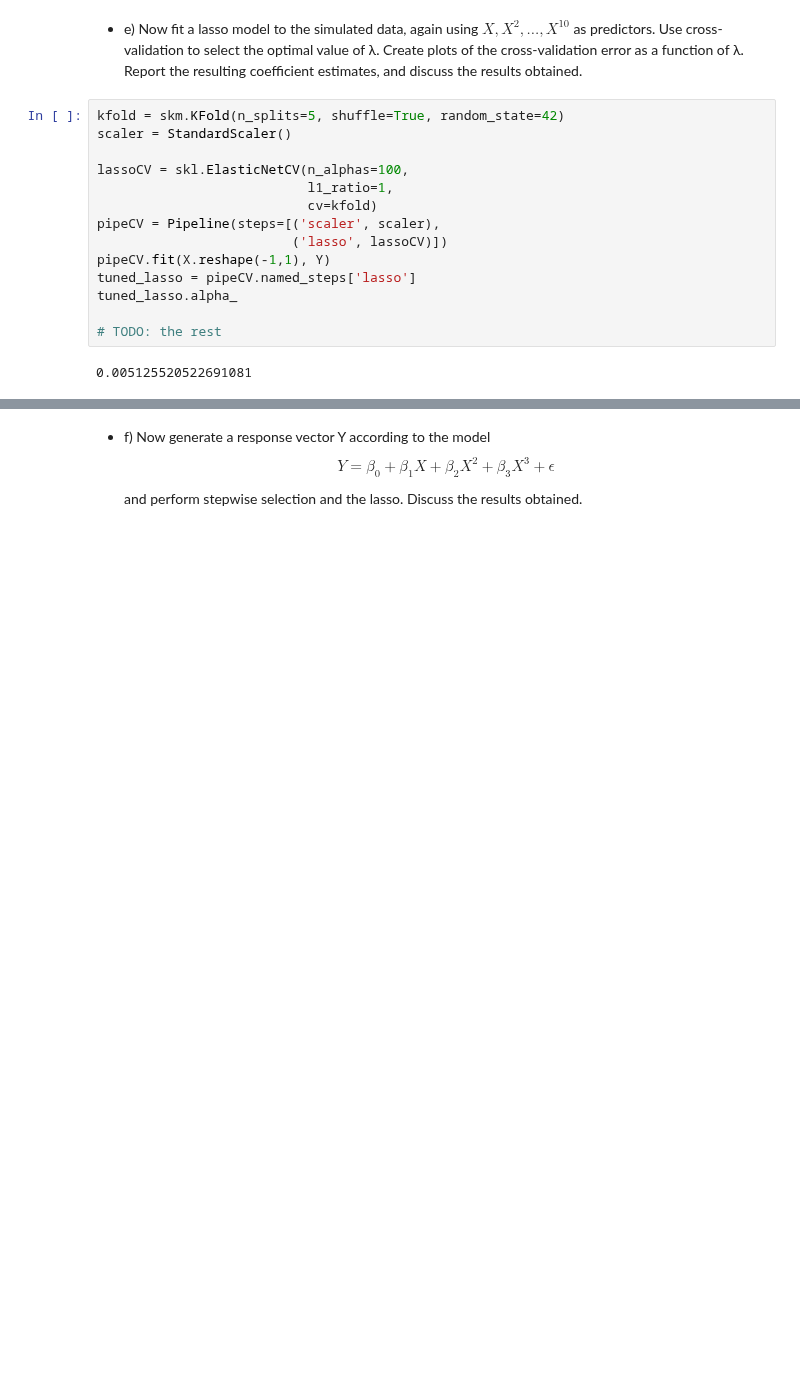
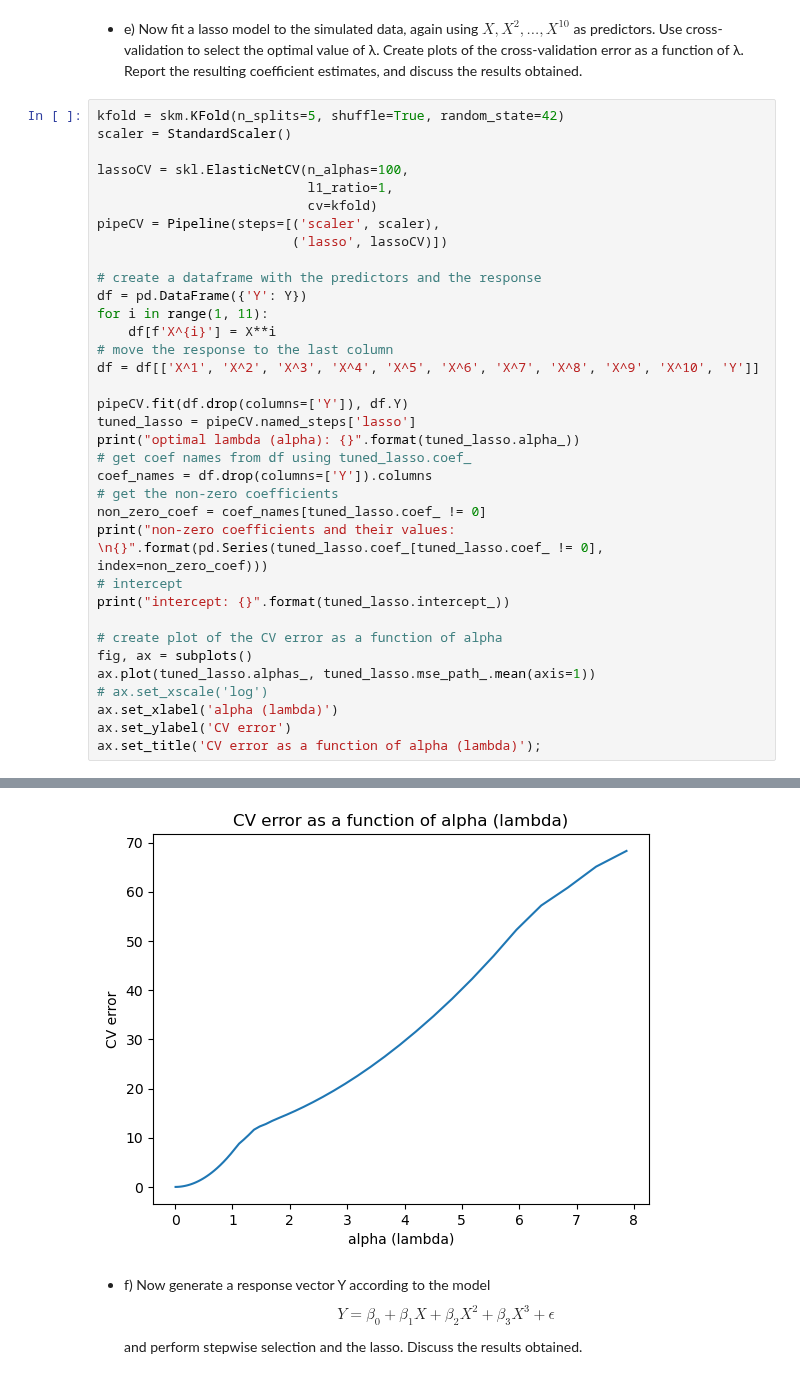
Before and after one commit to cake-dev/AdvDataScience, a Jupyter notebook: ch6hw.ipynb, the cells around one changed output, grey strips where cells are left out. Drawn from its saved outputs; the diff is of its cells as text; blank space fills up the shorter version.

```diff
--- a/ch6hw.ipynb
+++ b/ch6hw.ipynb
@@ -169,19 +170,39 @@ Index(['X^1', 'X^2', 'X^3'], dtype='object')
 value of λ. Create plots of the cross-validation error as a function
 of λ. Report the resulting coefficient estimates, and discuss the
 results obtained.
-# %%
-kfold = skm.KFold(n_splits=5, shuffle=True, random_state=42)
-scaler = StandardScaler()
-
-lassoCV = skl.ElasticNetCV(n_alphas=100,
-                           l1_ratio=1,
-                           cv=kfold)
-pipeCV = Pipeline(steps=[('scaler', scaler),
-                         ('lasso', lassoCV)])
-pipeCV.fit(X.reshape(-1,1), Y)
-tuned_lasso = pipeCV.named_steps['lasso']
-tuned_lasso.alpha_
-
-# TODO: the rest
-# %% [output]
-0.005125520522691081
+# %%
+kfold = skm.KFold(n_splits=5, shuffle=True, random_state=42)
+scaler = StandardScaler()
+
+lassoCV = skl.ElasticNetCV(n_alphas=100,
+                           l1_ratio=1,
+                           cv=kfold)
+pipeCV = Pipeline(steps=[('scaler', scaler),
+                         ('lasso', lassoCV)])
+
+# create a dataframe with the predictors and the response
+df = pd.DataFrame({'Y': Y})
+for i in range(1, 11):
+    df[f'X^{i}'] = X**i
+# move the response to the last column
+df = df[['X^1', 'X^2', 'X^3', 'X^4', 'X^5', 'X^6', 'X^7', 'X^8', 'X^9', 'X^10', 'Y']]
+
+pipeCV.fit(df.drop(columns=['Y']), df.Y)
+tuned_lasso = pipeCV.named_steps['lasso']
+print("optimal lambda (alpha): {}".format(tuned_lasso.alpha_))
+# get coef names from df using tuned_lasso.coef_
+coef_names = df.drop(columns=['Y']).columns
+# get the non-zero coefficients
+non_zero_coef = coef_names[tuned_lasso.coef_ != 0]
+print("non-zero coefficients and their values: \n{}".format(pd.Series(tuned_lasso.coef_[tuned_lasso.coef_ != 0], index=non_zero_coef)))
+# intercept
+print("intercept: {}".format(tuned_lasso.intercept_))
+
+# create plot of the CV error as a function of alpha
+fig, ax = subplots()
+ax.plot(tuned_lasso.alphas_, tuned_lasso.mse_path_.mean(axis=1))
+# ax.set_xscale('log')
+ax.set_xlabel('alpha (lambda)')
+ax.set_ylabel('CV error')
+ax.set_title('CV error as a function of alpha (lambda)');
+# %% [output]
@@ -188,3 +216,4 @@ tuned_lasso.alpha_
+[figure, added]
 # %% [markdown]
 - f) Now generate a response vector Y according to the model
 $$
```
Also changed, not shown: parts of 30 cells of this notebook.
